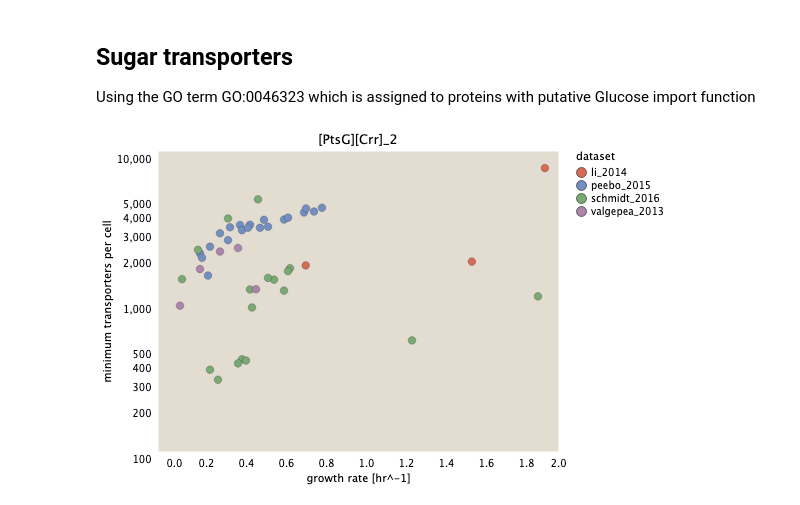
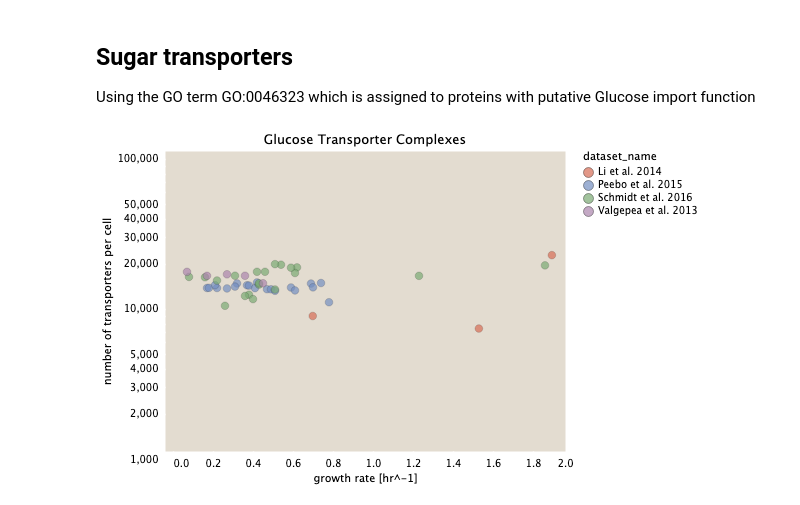
Before and after one commit to RPGroup-PBoC/growth_limits, a Jupyter notebook: code/exploratory/counting_molecular_complexes.ipynb, the cells around one changed output. Cells and saved outputs as stored; diff of their text form; code cells hidden in the pictures.

Commit message:
Added notebook doing formal treatment of complex counts

```diff
--- a/code/exploratory/counting_molecular_complexes.ipynb
+++ b/code/exploratory/counting_molecular_complexes.ipynb
@@ -26,4 +26,4 @@ data = pd.read_csv('../../data/compiled_absolute_measurements.csv')
 data['gene_name'] = data['gene_name'].str.lower()
 
 # Compute the minimum number of complexes.
-complex_count = subunits.groupby(['dataset', 'condition', 'growth_rate_hr', 'complex_annotation', 'complex'])['n_units'].min().reset_index()
+complex_count = subunits.groupby(['dataset', 'dataset_name', 'condition', 'growth_rate_hr', 'complex_annotation', 'complex'])['n_units'].mean().reset_index()
@@ -46,4 +30,5 @@ complex_count
 # %%
+complex_count.sort_values(by='complex_annotation', inplace=True)
 selector = pn.widgets.Select(name='annotated complex', options=list(complex_count['complex_annotation'].unique()), value='1-PFK')
 @pn.depends(cplx=selector.param.value)
 def plot_cplx(cplx):
@@ -69,11 +154,18 @@ tporters = complex_count[complex_count['complex'].str.contains('CPLX-157')]
+# %%
+pts_system_complexes = ['CPLX-157', 'ASCF-MONOMER', ]
+tporters = complex_count[complex_count['complex'].isin(pts_system_complexes)].groupby(
+    ['dataset_name', 'condition', 'growth_rate_hr']).sum().reset_index()
+tporters['n_units'] = np.round(tporters['n_units'].values)
 # %%
 base = alt.Chart(tporters).mark_point(size=60)
 min_complex_plot = alt.Chart(tporters).mark_point(size=60).encode(
             x=alt.X('growth_rate_hr:Q', axis={'title':'growth rate [hr^-1]'}),
-            y=alt.Y('sum(n_units):Q', axis={'title':'minimum transporters per cell'}, scale={'type':'log'}),
-            fill='dataset:N',
-            strokeWidth=alt.value(0.2)).properties(title='[PtsG][Crr]_2')
+            y=alt.Y('n_units:Q', axis={'title':'number of transporters per cell'}, scale={'type':'log'}),
+            fill='dataset_name:N',
+            tooltip=['condition', 'dataset_name', 'growth_rate_hr', 'n_units'],
+            strokeWidth=alt.value(0.2)).properties(title='Glucose Transporter Complexes')
 
+min_complex_plot.save('../../figures/glucose_transporters.html')
 min_complex_plot
 # %% [output]
-[figure, old version]
+[figure, new version]
```
Also changed, not shown: parts of 20 cells of this notebook, 14 other files.
